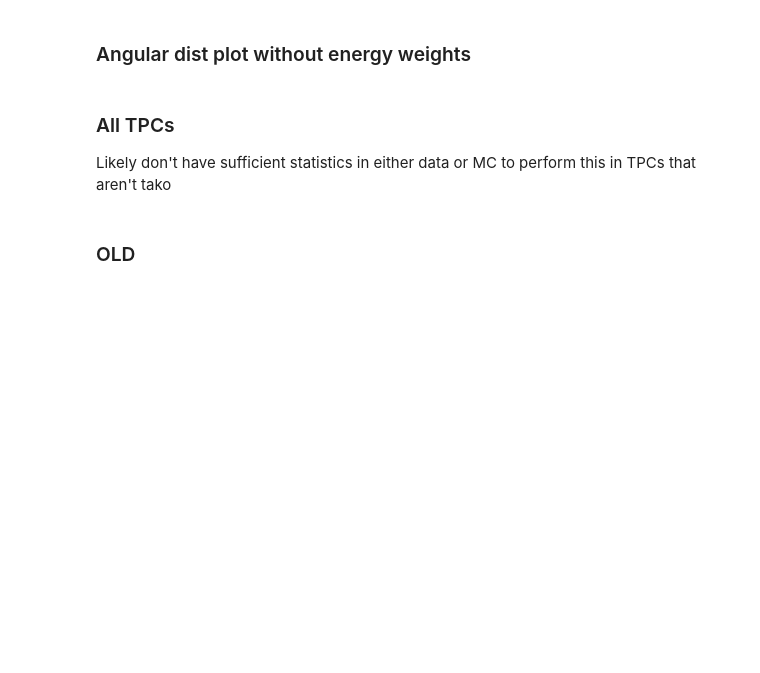
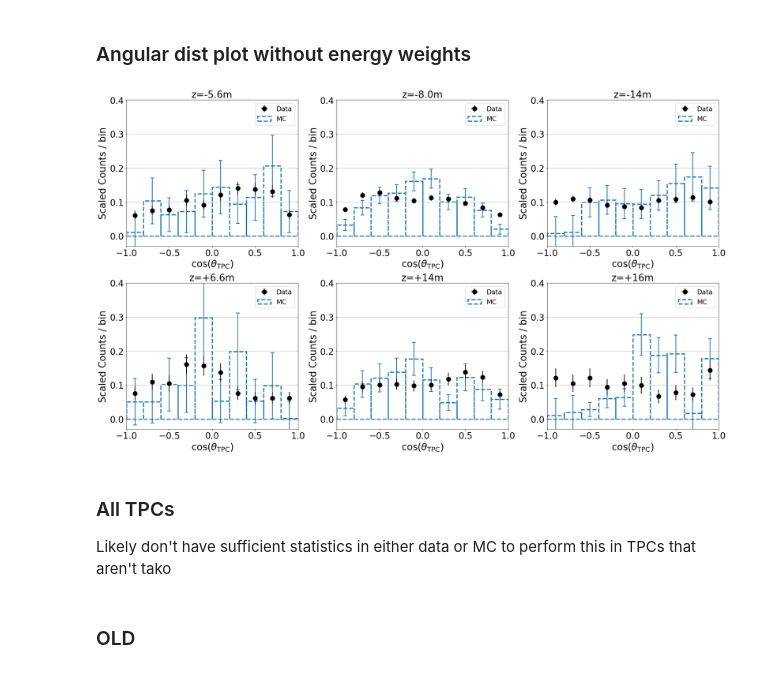
Before and after one commit to jschuel/jeff_workspace, a Jupyter notebook: analysis/phase3/with_sim/Calibrations_and_angular_analysis_final.ipynb, the cells around one changed output. Drawn from its saved outputs; the diff is of its cells as text; code cells hidden in the pictures; blank space fills up the shorter version.

```diff
--- a/analysis/phase3/with_sim/Calibrations_and_angular_analysis_final.ipynb
+++ b/analysis/phase3/with_sim/Calibrations_and_angular_analysis_final.ipynb
@@ -1877,8 +1841,8 @@ plt.rc('axes', titlesize=26)
 nbins = 11
 xmin = -1
 xmax = 1
-phi_low = -np.pi/2
-phi_high = np.pi/2
+phi_low = -np.pi/4
+phi_high = np.pi/4
 #E_cut = {'palila': 40, 'tako': 120, 'elepaio': 110, 'iiwi': 55, 'nene': 95, 'humu': 155}
 #E_cut = {'palila': 40, 'tako': 67, 'elepaio': 150, 'iiwi': 100, 'nene': 75, 'humu': 135}
 #E_cut = {'palila': 90,'tako': 145,'elepaio': 155,'iiwi': 110, 'nene': 135,'humu': 130}
@@ -1917,8 +1881,10 @@ err3 = {}
 n4 = {}
 d4 = {}
 p4 = {}
+nerr4 = {}
+derr4 = {}
 err4 = {}
-plt.figure(figsize = (27,16))
+plt.figure(figsize = (24,14))
 i=1
 j=1
 for tpc in tpcs:
@@ -1997,12 +1963,24 @@ for tpc in tpcs:
     #err0[tpc] = 1/d0[tpc]*np.sqrt(test['ones'])
     n0[tpc] = clumi*test['ones'] + cler*test_LER['ones'] + cher*test_HER['ones']
     d0[tpc] = (clumi*test['ones'] + cler*test_LER['ones'] + cher*test_HER['ones']).sum()
-    nerr0[tpc] = np.sqrt(clumi**2*test['ones'] + cler**2*test_LER['ones'] + cher**2*test_HER['ones'])
+    nerr0[tpc] = np.sqrt(clumi**2*test['ones'] + cler**2*test_LER['ones'] + cher**2*test_HER['ones']+(0.1)**2)
     derr0[tpc] = np.sqrt((nerr0[tpc]**2).sum())
     err0[tpc] = n0[tpc]/d0[tpc]*np.sqrt((nerr0[tpc]/n0[tpc])**2+((derr0[tpc]/d0[tpc])**2))
     #err0[tpc] = nerr0[tpc]/d0[tpc]
-    p0[tpc] = plt.bar(center,n0[tpc]/d0[tpc] ,yerr = err0[tpc], width = width, label = 'Data', fc = 'None', ec = 'tab:blue',lw=3, error_kw=dict(ecolor='tab:blue', lw=2, capsize=5, capthick=2))
-
+    #n0[tpc] = clumi*test['ones']
+    #d0[tpc] = (clumi*test['ones']).sum()
+    #vals = []
+    #for ent in range(0,len(n0[tpc])):
+    #    val = (n0[tpc].sum()-n0[tpc][ent])*np.sqrt(n0[tpc][ent])
+    #    vals.append(val)
+    #nerr0[tpc] = pd.Series(vals)
+    #derr0[tpc] = (n0[tpc].sum())**2
+    #nerr0[tpc] = np.sqrt(clumi**2*test['ones'])
+    #derr0[tpc] = np.sqrt((nerr0[tpc]**2).sum())
+    #err0[tpc] = n0[tpc]/d0[tpc]*np.sqrt((nerr0[tpc]/n0[tpc])**2+((derr0[tpc]/d0[tpc])**2))
+    #err0[tpc] = nerr0[tpc]/derr0[tpc]
+    #p0[tpc] = plt.bar(center,n0[tpc]/d0[tpc] ,yerr = err0[tpc], width = width, label = 'Data', fc = 'None', ec = 'tab:blue',lw=3, error_kw=dict(ecolor='tab:blue', lw=2, capsize=5, capthick=2))
+    p0[tpc] = plt.errorbar(center,n0[tpc]/d0[tpc] ,err0[tpc], [0 for i in range(0,len(n0[tpc]))], 'o', markersize = 12, lw = 2, color = 'k', label = 'Data',zorder = 1e6)
     def get_MC_weights_and_errs(df = MC_tmp, nbins = nbins, xmin = xmin, xmax = xmax, cos = True):
         spacing = (xmax-xmin)/(nbins-1)
         npoints = int((xmax-xmin)/spacing)
@@ -2012,68 +1990,97 @@ for tpc in tpcs:
         for i in range(1,len(boundaries)):
             if cos == True:
                 weights = MC_tmp.loc[(np.cos(MC_tmp['new_theta'])>boundaries[i-1]) & (np.cos(MC_tmp['new_theta'])<=boundaries[i])]['weights']
+                weights_err = MC_tmp.loc[(np.cos(MC_tmp['new_theta'])>boundaries[i-1]) & (np.cos(MC_tmp['new_theta'])<=boundaries[i])]['weights_err']
             else:
                 weights = MC_tmp.loc[(MC_tmp['new_theta']>boundaries[i-1]) & (MC_tmp['new_theta']<=boundaries[i])]['weights']
             #errs.append(np.sqrt((weights*weights.index.to_numpy()**2).sum())/weights.sum())
-            errs.append(np.sqrt((weights**2).sum())) #indices are actual weights..."weights" represents number of events with each assigned weight
+            #errs.append(np.sqrt((weights**2).sum())) #indices are actual weights..."weights" represents number of events with each assigned weight
             weights_list.append(weights.sum())
+            #errs.append(np.sqrt(weights.sum()))
+            errs.append(np.sqrt(weights.sum()/np.sqrt(len(weights))+(0.1)**2))
         return pd.Series(weights_list), pd.Series(errs)
+    #if xmax >1.5:
+    #    n3[tpc] = get_MC_weights_and_errs(df = MC_tmp, cos = False)[0]
+    #    d3[tpc] = n3[tpc].sum()
+    #    nerr3[tpc] = get_MC_weights_and_errs(df = MC_tmp, cos = False)[1]
+    #    #derr3[tpc] = np.sqrt((nerr3[tpc]**2).sum())
+    #    derr3[tpc] = (n3[tpc].sum())**2
+    #    vals = []
+    #    for ent in range(0,len(nerr3[tpc])):
+    #        val = (n3[tpc].sum()-n3[tpc][ent])*nerr3[tpc][ent]
+    #        vals.append(val)
+    #else:
+    #    n3[tpc] = get_MC_weights_and_errs(df = MC_tmp)[0]
+    #    d3[tpc] = n3[tpc].sum()
+    #    nerr3[tpc] = get_MC_weights_and_errs(df = MC_tmp)[1]
+        #derr3[tpc] = np.sqrt((nerr3[tpc]**2).sum())
+    #    derr3[tpc] = (n3[tpc].sum())**2
+    #    vals = []
+    #    for ent in range(0,len(nerr3[tpc])):
+    #        val = (n3[tpc].sum()-n3[tpc][ent])*nerr3[tpc][ent]
+    #        vals.append(val)
+    #err3[tpc] = pd.Series(vals)/derr3[tpc]
+    #err3[tpc] = n3[tpc]/d3[tpc]*np.sqrt((nerr3[tpc]/n3[tpc])**2+((derr3[tpc]/d3[tpc])**2))
     if xmax >1.5:
         n3[tpc] = get_MC_weights_and_errs(df = MC_tmp, cos = False)[0]
         d3[tpc] = n3[tpc].sum()
         nerr3[tpc] = get_MC_weights_and_errs(df = MC_tmp, cos = False)[1]
-        derr3[tpc] = np.sqrt((nerr3[tpc]**2).sum())
+        derr3[tpc] = np.sqrt((nerr3[tpc]).sum())
     else:
         n3[tpc] = get_MC_weights_and_errs(df = MC_tmp, cos = True)[0]
         d3[tpc] = n3[tpc].sum()
         nerr3[tpc] = get_MC_weights_and_errs(df = MC_tmp, cos = True)[1]
-        derr3[tpc] = np.sqrt((nerr3[tpc]**2).sum())
+        derr3[tpc] = np.sqrt((nerr3[tpc]).sum())
     err3[tpc] = n3[tpc]/d3[tpc]*np.sqrt((nerr3[tpc]/n3[tpc])**2+((derr3[tpc]/d3[tpc])**2))
     for k in range(0,len(err3[tpc])):
         if n3[tpc][k]/d3[tpc] < .02:
             err3[tpc][k] = .05
     err3[tpc] = err3[tpc].fillna(0.05)
     #err3[tpc] = nerr3[tpc]/d3[tpc]
-    p3[tpc] = plt.bar(center,n3[tpc]/d3[tpc],yerr=err3[tpc],width = width, label = 'MC', fc = 'None', ec = 'tab:red',lw=3, linestyle = 'dashed', error_kw=dict(ecolor='tab:red', lw=2, capsize=5, capthick=2))
+    p3[tpc] = plt.bar(center,n3[tpc]/d3[tpc],yerr=err3[tpc],width = width, label = 'MC', fc = 'None', ec = 'tab:blue',lw=3, linestyle = 'dashed', error_kw=dict(ecolor='tab:blue', lw=2, capsize=5, capthick=2))
 
     #print(tpc, scipy.stats.ks_2samp(n0[tpc],n3[tpc])[1])
 
     #Plot 4: All MC to be compared with collisions ACTUAL CHIP AREA
     n4[tpc] = get_MC_weights_and_errs(df = MC_tmp2)[0]
     d4[tpc] = n4[tpc].sum()
+    nerr4[tpc] = get_MC_weights_and_errs(df = MC_tmp2, cos = True)[1]
+    derr4[tpc] = np.sqrt((nerr4[tpc]**2).sum())
     err4[tpc] = get_MC_weights_and_errs(df = MC_tmp2)[1]/d4[tpc]
     for k in range(0,len(err4[tpc])): #make error 10% when values are zero
-        if n3[tpc][k]/d3[tpc] < 1e-2:
+        if n4[tpc][k]/d4[tpc] < 1e-2:
             err4[tpc][k] = .05
     err4[tpc] = err4[tpc].fillna(0.05)
     #p4[tpc] = plt.bar(center,n4[tpc]/d4[tpc],yerr=err4[tpc],width = width, label = 'MC expanded chip', fc = 'None', ec = 'tab:green',lw=3, linestyle = 'dashed', error_kw=dict(ecolor='tab:green', lw=2, capsize=5, capthick=2))
 
 
     #Plot 4: All MC to be compared with collisions ACTUAL CHIP AREA
     #n4[tpc] = (test_MC2['ones']*(test_MC2['scaled_energy']/test_MC2['reco_energy']))
     #d4[tpc] = (test_MC2['ones']*(test_MC2['scaled_energy']/test_MC2['reco_energy'])).sum()
     #err4[tpc] = 1/d4[tpc]*np.sqrt(test_MC2['ones']*(test_MC2['scaled_energy']**2/test_MC2['reco_energy']**2).mean())
     #n4[tpc] = (test_MC2['ones'])
     #d4[tpc] = (test_MC2['ones']).sum()
     #err4[tpc] = 1/d4[tpc]*np.sqrt(test_MC2['ones'])
     #p4[tpc] = plt.bar(center,n4[tpc]/d4[tpc],yerr=err4[tpc],width = width, label = 'MC', fc = 'None', ec = 'tab:green',lw=3, linestyle = 'dashed', error_kw=dict(ecolor='tab:green', lw=2, capsize=5, capthick=2))
 
     #plt.hlines(0,0,1,color = 'k')
-    plt.ylabel(r'Scaled Counts')
+    plt.ylabel(r'Scaled Counts / bin')
     #plt.ylabel('Scaled Counts')
-    plt.xlabel(r'$\cos(\theta)$')
+    plt.xlabel(r'$\cos(\theta_\mathrm{TPC})$')
     plt.xlim(xmin,xmax)
-    plt.ylim(-0.03,0.3)
+    plt.ylim(-0.03,0.4)
     plt.title(pos[j-1])
     plt.legend(handles = [p0[tpc],p3[tpc]],ncol=1)
     plt.grid(axis='y')
 
     j+=1
     i+=1
 plt.tight_layout()
-#plt.savefig("angular_distribution_narrow_bins.png",bbox_inches = 'tight', dpi = 200)
+plt.savefig("costheta_newest.png",bbox_inches = 'tight', dpi = 200)
 plt.show()
 #np.sqrt((test_err/test['track_energy'].sum())**2+(test_MC_err/test_MC['reco_energy'].sum())**2)
+# %% [output]
+[figure, added]
 # %%
 Lumi['iiwi']['ones'] = len(Lumi['iiwi'].loc[(np.abs(Lumi['iiwi']['new_phi'])>-np.pi/6) & (np.abs(Lumi['iiwi']['new_phi'])<np.pi/6) & (np.abs(Lumi['iiwi']['track_energy'])>70)])
 Lumi['nene']['ones'] = len(Lumi['nene'].loc[(np.abs(Lumi['nene']['new_phi'])>-np.pi/6) & (np.abs(Lumi['nene']['new_phi'])<np.pi/6) & (np.abs(Lumi['nene']['track_energy'])>70)])
```
Also changed, not shown: parts of 28 cells of this notebook, 13 other files.
